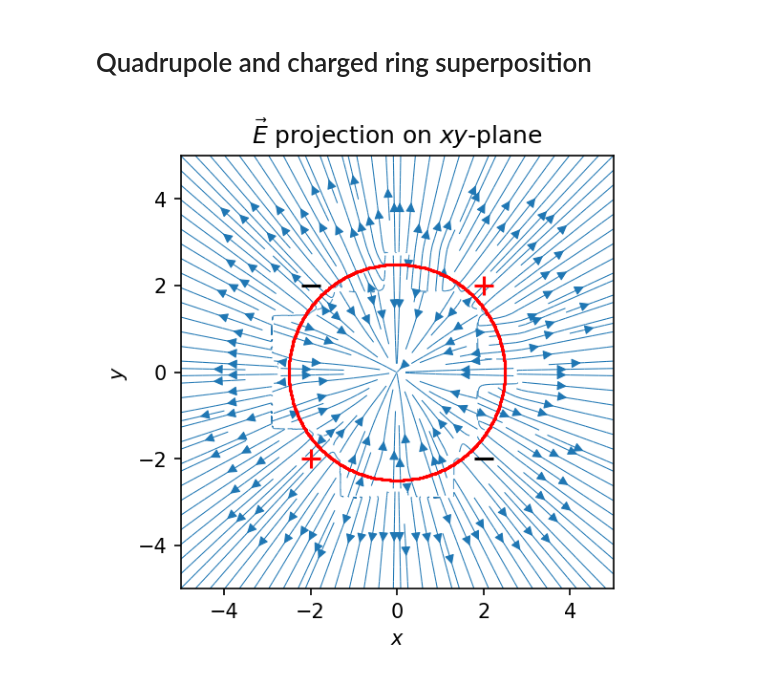
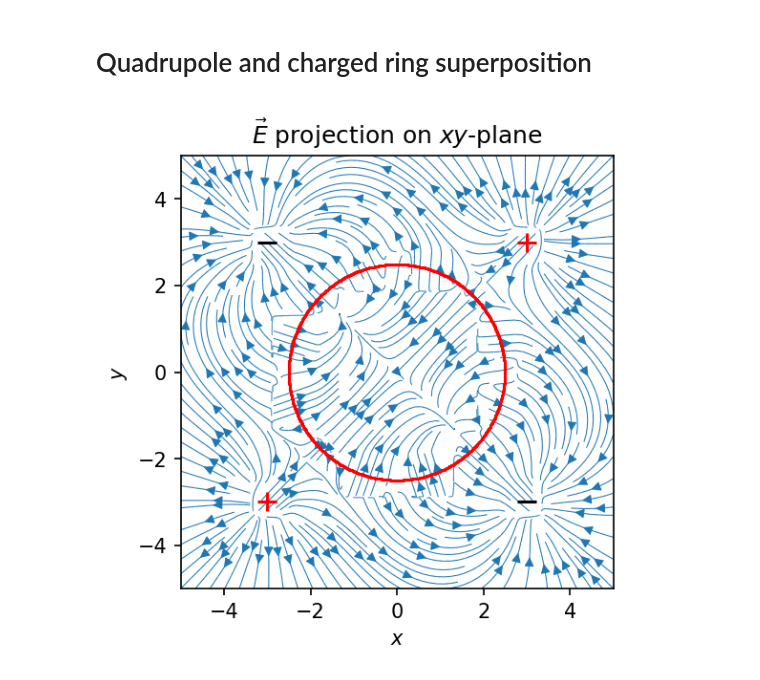
Before and after one commit to isulta/elfplott, a Jupyter notebook: Tutorial.ipynb, the cells around one changed output. Saved outputs shown, nothing was run; the diff lists cells and outputs as text; code cells hidden in the pictures.

Commit message:
Tutorial: update ring and quadrupole superposition

```diff
--- a/Tutorial.ipynb
+++ b/Tutorial.ipynb
@@ -76,9 +76,12 @@ rf5.plot_B(0)
 [figure]
 # %% [markdown]
 # Quadrupole and charged ring superposition
+# %%
+rf6 = RestFrame()
+rf6.add_point_charges([3, -3, -3, 3], [3, 3, -3, -3], [1000, -1000, 1000, -1000])
 # %%
-rf3.add_from_image('ring.png')
+rf6.add_from_image('ring.png')
 # %%
-rf3.plot_E_xyplane()
+rf6.plot_E_xyplane()
 # %% [output]
-[figure, old version]
+[figure, new version]
```
Also changed, not shown: parts of 1 cell of this notebook.
